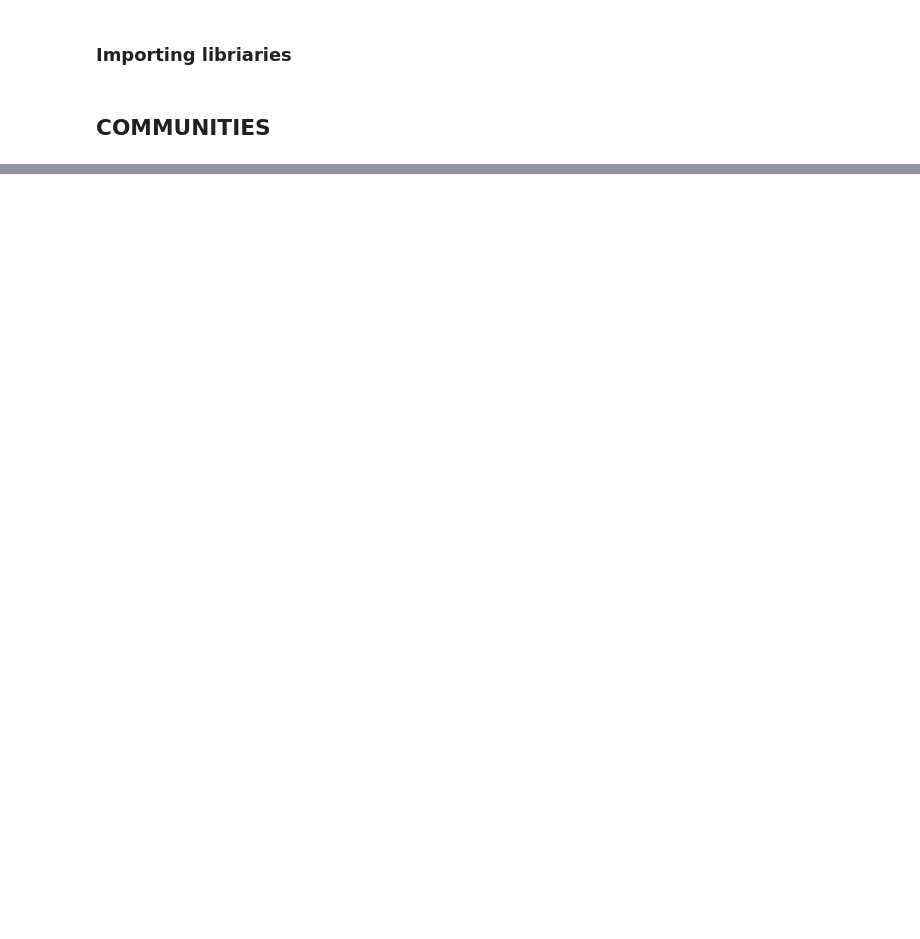
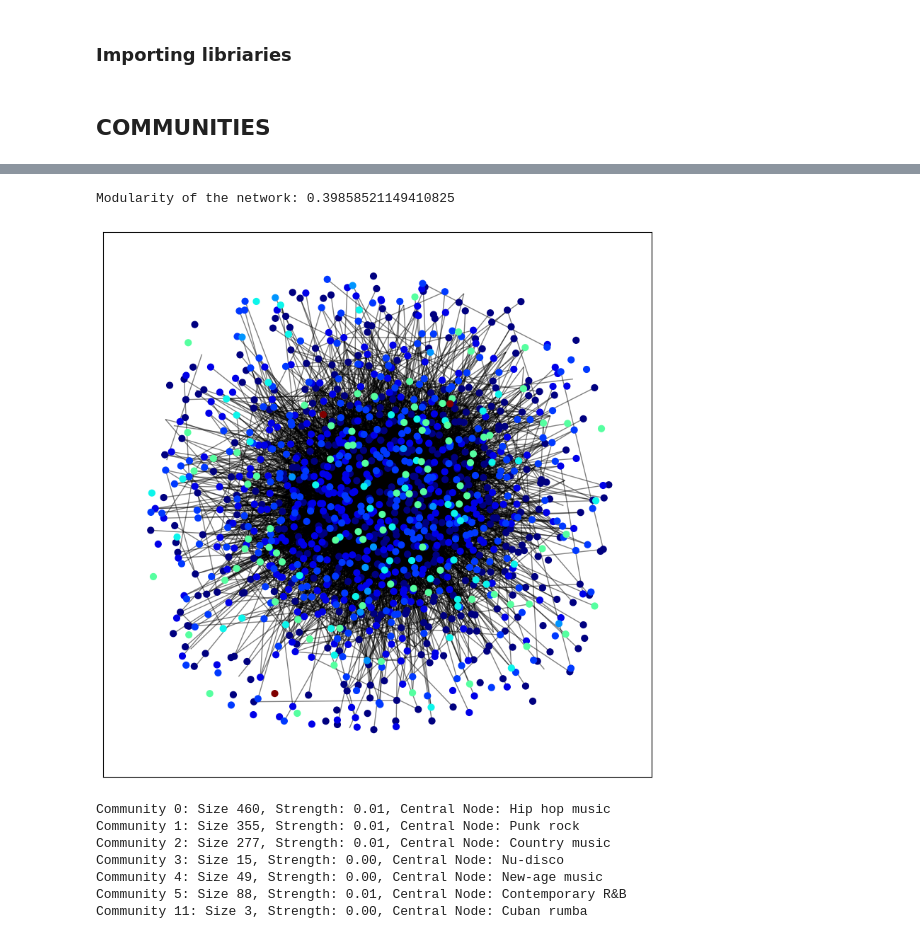
Before and after one commit to jakwisn/DTU-Social-Graphs-And-Interactions, a Jupyter notebook: communities.ipynb, the cells around one changed output, grey strips where cells are left out. Cells and saved outputs as stored; diff of their text form; code cells hidden in the pictures; blank space fills up the shorter version.

```diff
--- a/communities.ipynb
+++ b/communities.ipynb
@@ -498,0 +65,63 @@ Cluster sizes from smallest to largest (excluding single-node clusters): {203: 2
+# %%
+# FastGreedy community
+g = ig.Graph.TupleList(G.edges(), directed=False)
+index_to_label = {index: label for index, label in enumerate(nxG.nodes())}
+
+dendrogram = g.community_fastgreedy()
+clusters = dendrogram.as_clustering()
+partition = {index_to_label[index]: cid for cid, community in enumerate(clusters) for index in community}
+
+# calculate modularity
+modularity = clusters.modularity
+print(f"Modularity of the network: {modularity}")
+
+# count the sizes of each community
+community_sizes = Counter(partition.values())
+
+# calculate community strength and central node for each community
+community_strength = {}
+central_nodes = {}
+
+for community in set(partition.values()):
+    subgraph_nodes = [node for node, comm in partition.items() if comm == community]
+    subgraph = nxG.subgraph(subgraph_nodes)
+    internal_edges = subgraph.number_of_edges()
+    possible_edges = len(subgraph) * (len(subgraph) - 1) / 2
+    community_strength[community] = internal_edges / possible_edges if possible_edges > 0 else 0
+
+    degree_centrality = nx.degree_centrality(subgraph)
+    central_node = max(degree_centrality, key=degree_centrality.get)
+    central_nodes[community] = central_node
+
+# filter out communities with 1 or 2 nodes only for visualization purposes
+filtered_partition = {node: community for node, community in partition.items() if community_sizes[community] > 2}
+
+# visualize the graph without small communities
+plt.figure(figsize=(10, 10))
+pos = nx.spring_layout(nxG, k=0.15, iterations=20)
+cmap = plt.cm.jet
+
+# use correct node labels for plotting
+nx.draw_networkx_nodes(nxG, pos, nodelist=filtered_partition.keys(), node_size=40,
+                       cmap=cmap, node_color=[filtered_partition[node] for node in filtered_partition.keys()])
+nx.draw_networkx_edges(nxG, pos, alpha=0.5)
+plt.savefig('community_fastgreedy.jpg', format='jpg')
+plt.show()
+
+# print information for each community
+for community in set(filtered_partition.values()):
+    size = community_sizes[community]
+    strength = community_strength[community]
+    central_node = central_nodes[community]
+
+    print(f"Community {community}: Size {size}, Strength: {strength:.2f}, Central Node: {central_node}")
+# %% [output]
+Modularity of the network: 0.39858521149410825
+[figure, added]
+Community 0: Size 460, Strength: 0.01, Central Node: Hip hop music
+Community 1: Size 355, Strength: 0.01, Central Node: Punk rock
+Community 2: Size 277, Strength: 0.01, Central Node: Country music
+Community 3: Size 15, Strength: 0.00, Central Node: Nu-disco
+Community 4: Size 49, Strength: 0.00, Central Node: New-age music
+Community 5: Size 88, Strength: 0.01, Central Node: Contemporary R&B
+Community 11: Size 3, Strength: 0.00, Central Node: Cuban rumba
```
Also changed, not shown: parts of 21 cells of this notebook, 7 other files.
